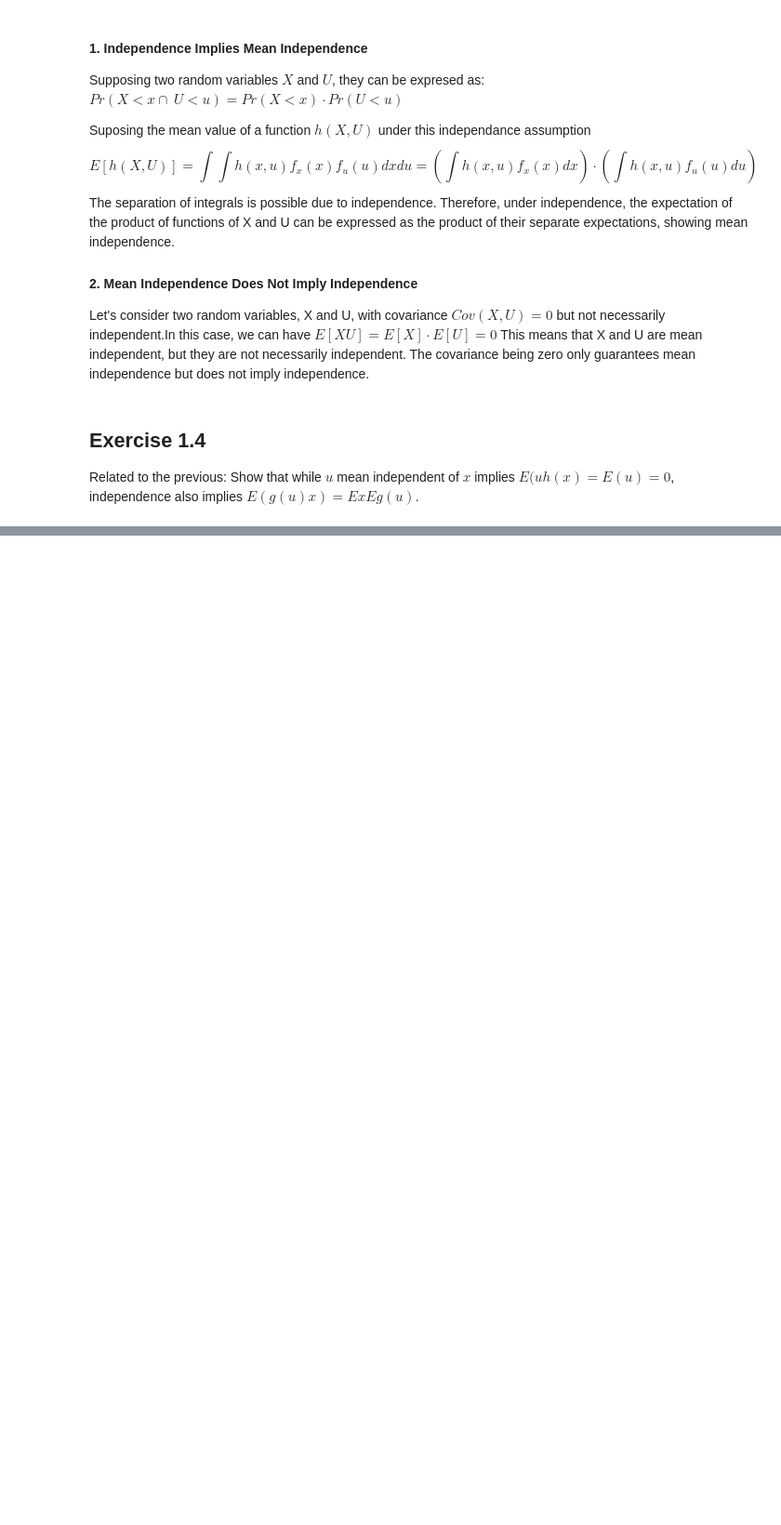
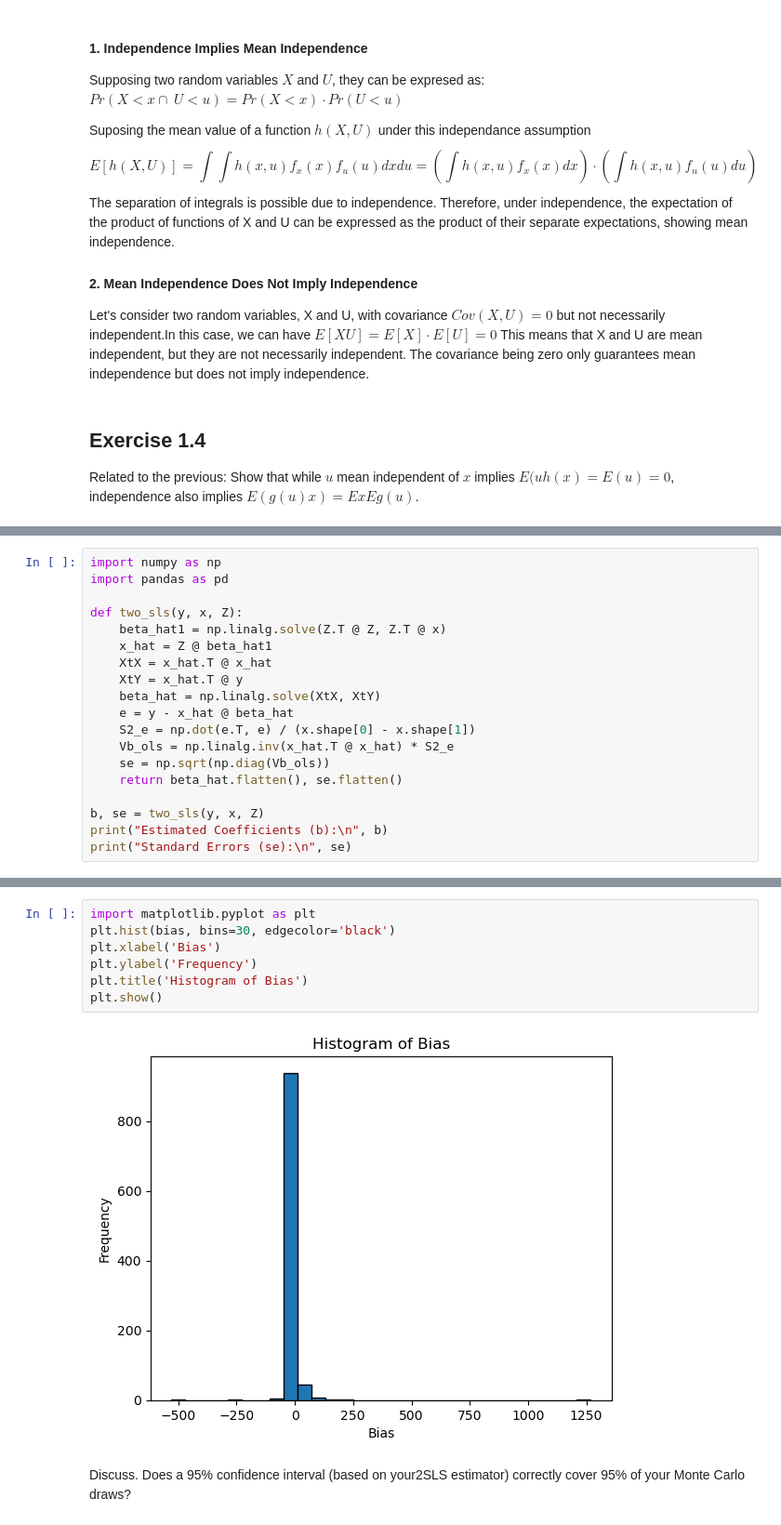
Before and after one commit to eleanor-adachi/ARE212_Materials, a Jupyter notebook: Assignments/assignment2/assignment2_kneri.ipynb, the cells around one changed output, grey strips where cells are left out. Shown at 93% size. Saved outputs shown, nothing was run; the diff lists cells and outputs as text; blank space fills up the shorter version.

```diff
--- a/Assignments/assignment2/assignment2_kneri.ipynb
+++ b/Assignments/assignment2/assignment2_kneri.ipynb
@@ -33,0 +75,19 @@ $y=\beta x+u$
+# %%
+import numpy as np
+import pandas as pd
+
+def two_sls(y, x, Z):
+    beta_hat1 = np.linalg.solve(Z.T @ Z, Z.T @ x)
+    x_hat = Z @ beta_hat1
+    XtX = x_hat.T @ x_hat
+    XtY = x_hat.T @ y
+    beta_hat = np.linalg.solve(XtX, XtY)
+    e = y - x_hat @ beta_hat
+    S2_e = np.dot(e.T, e) / (x.shape[0] - x.shape[1])
+    Vb_ols = np.linalg.inv(x_hat.T @ x_hat) * S2_e
+    se = np.sqrt(np.diag(Vb_ols))
+    return beta_hat.flatten(), se.flatten()
+
+b, se = two_sls(y, x, Z)
+print("Estimated Coefficients (b):\n", b)
+print("Standard Errors (se):\n", se)
@@ -33,0 +155,12 @@ $y=\beta x+u$
+# %%
+import matplotlib.pyplot as plt
+plt.hist(bias, bins=30, edgecolor='black')
+plt.xlabel('Bias')
+plt.ylabel('Frequency')
+plt.title('Histogram of Bias')
+plt.show()
+# %% [output]
+[figure, added]
+# %% [markdown]
+Discuss. Does a 95% confidence interval (based on your2SLS estimator) correctly cover 95% of your Monte Carlo
+draws?
```
Also changed, not shown: parts of 15 cells of this notebook.
